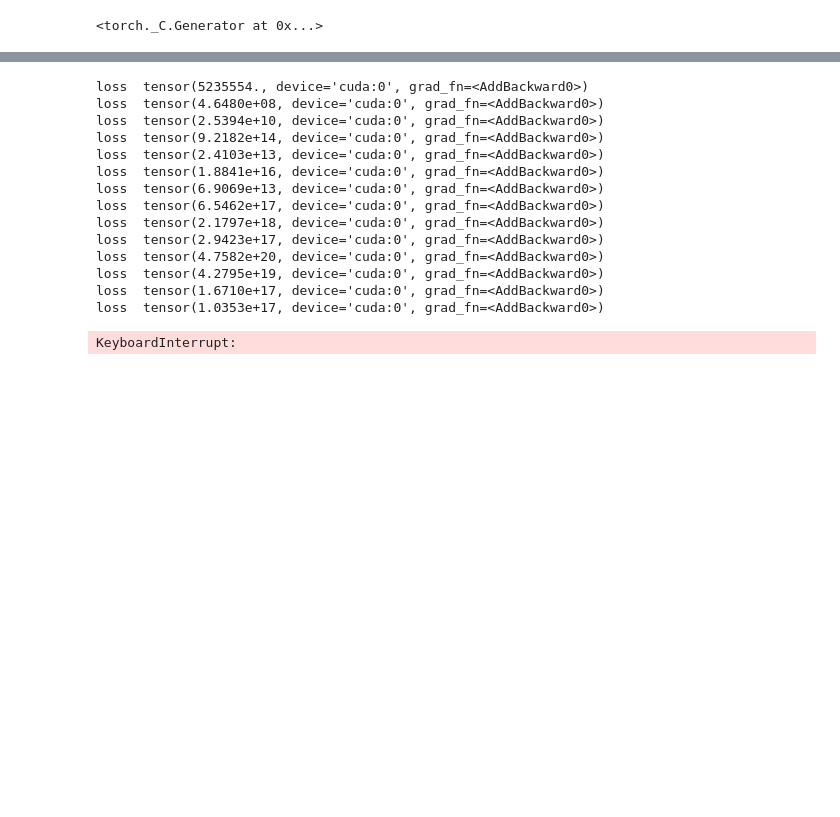
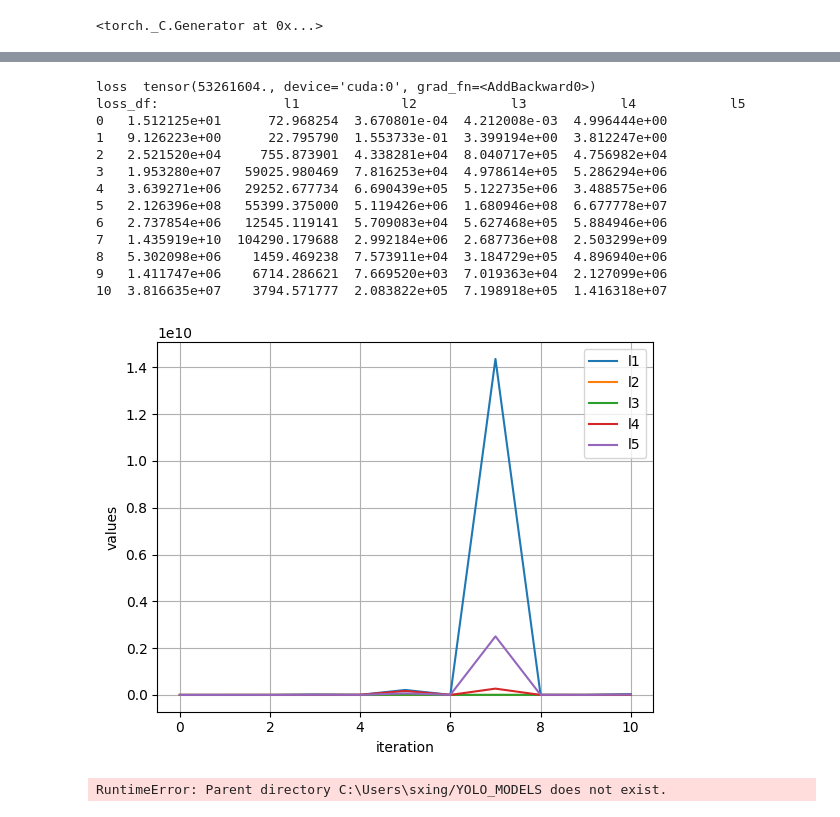
Before and after one commit to ShiboXing/SOTA, a Jupyter notebook: yolo/train_yolo.ipynb, the cells around one changed output, grey strips where cells are left out. Saved outputs shown, nothing was run; the diff lists cells and outputs as text; code cells hidden in the pictures; blank space fills up the shorter version.

```diff
--- a/yolo/train_yolo.ipynb
+++ b/yolo/train_yolo.ipynb
@@ -113,10 +114,13 @@ assert float_eqs(IOU(coords, y_coords6), 0.06 / (0.5*0.5), 5)
 # %%
 from collections import defaultdict as dd
 
-def yolo_loss(res_mat: torch.tensor, label_mat: list, class_mat: list):
+def yolo_loss(res_mat: torch.tensor, label_mat: list, class_mat: list, loss_df: pd.DataFrame):
     """calcalate batch yolo loss, @param res_mat: (batch_size, B*5+C, S, S)"""
-    loss = torch.tensor(0.).to(device=device)
-
+    loss1 = torch.tensor(0.).to(device=device)
+    loss2 = torch.tensor(0.).to(device=device)
+    loss3 = torch.tensor(0.).to(device=device)
+    loss4 = torch.tensor(0.).to(device=device)
+    loss5 = torch.tensor(0.).to(device=device)
     # calculate loss for every bounding box in every cell
     for b, batch in enumerate(res_mat):
         # assign labels bbox to cell indices
@@ -140,78 +144,85 @@ def yolo_loss(res_mat: torch.tensor, label_mat: list, class_mat: list):
                         for k in range(0, B*5, 5):
                             x_, y_, w_, h_, c_ = cell[k:k+5]
                             w_, h_ = torch.max(torch.tensor(0.), w_), torch.max(torch.tensor(0.), h_)
-                            loss += lamba_coord * ((x-x_) ** 2 + (y-y_) ** 2) # yolo loss term 1
-                            loss += lamba_coord * ((w ** 0.5 - w_ ** 0.5)**2 + (h ** 0.5 - h_ ** 0.5)**2) # yolo loss term 2
-                            loss += (IOU((x, y, w, h), (x_, y_, w_, h_)) - c_) ** 2 # yolo loss term 3
+                            loss1 += lamba_coord * ((x-x_) ** 2 + (y-y_) ** 2) # yolo loss term 1
+                            loss2 += lamba_coord * ((w ** 0.5 - w_ ** 0.5)**2 + (h ** 0.5 - h_ ** 0.5)**2) # yolo loss term 2
+                            loss3 += (IOU((x, y, w, h), (x_, y_, w_, h_)) - c_) ** 2 # yolo loss term 3
                         yprobs[label_class[x, y, w, h]] = 1.
-                    loss += ((yprobs - cell[-C:]) ** 2).sum() # yolo loss term 5
+                    loss5 += ((yprobs - cell[-C:]) ** 2).sum() # yolo loss term 5
                 else:
                     for k in range(4, B*5, 5):
                         _c = cell[k]
-                        loss += _c ** 2 * lamba_noobj
+                        loss4 += _c ** 2 * lamba_noobj # yolo loss term 4
 
-
-
-    return loss
+    loss_df = pd.concat((loss_df, pd.DataFrame([[loss1.item(), loss2.item(), loss3.item(), loss4.item(), loss5.item()]], columns=loss_df.columns)), ignore_index=True)
+    return loss1 + loss2 + loss3 + loss4 + loss5, loss_df
     # print("ret: ", res_mat.shape)
 # %%
 from PIL import Image, ImageDraw
 from sys import modules
-
 import torch.optim as optim
+import matplotlib.pyplot as plt
 
 optimizer = optim.Adam(yolo.parameters())
-
+torch.cuda.empty_cache()
 
 if 'google.colab' in sys.modules:
     save_dir = os.environ["GDRIVE_MOUNT_DIR"]
 else:
     save_dir = os.path.expanduser("~/YOLO_MODELS")
-
+loss_df = pd.DataFrame(columns=["l1", "l2", "l3", "l4", "l5"])
 for _id, sample in enumerate(loader):
 
     # forward-propagate
     batch, labels, classes = sample
     res = yolo(batch.to(device=device))
     # print(res.shape, len(labels[2]), classes[2])
-    loss = yolo_loss(res, labels, classes)
+    loss, loss_df = yolo_loss(res, labels, classes, loss_df)
 
     # back-propagate
     optimizer.zero_grad()
     loss.backward()
     optimizer.step()
 
     # record
     if _id and _id % 10 == 0:
         print("loss ", loss)
-    if _id and _id % 100 == 0:
+        print("loss_df: ", loss_df)
+        for col in loss_df.columns:
+            plt.plot(loss_df[col], label=col)
+        plt.xlabel("iteration")
+        plt.ylabel("values")
+        plt.legend()
+        plt.grid(True)
+        plt.show()
+    if _id and _id % 10 == 0:
         checkpoint = {
             'model': yolo.state_dict(),
             'optimizer': optimizer.state_dict(),
             'iteration': _id,
             'train_loss': loss,
             # 'val_loss': val_loss
         }
-        torch.save(checkpoint, f"{save_dir}/tolov1_{_id}.pth")
+        torch.save(checkpoint, f"{save_dir}/yolov1_{_id}.pth")
     # showing the image with labels
     # res_img = Image.fromarray((batch[0] * 255).permute(1, 2, 0).byte().numpy())
     # draw = ImageDraw.Draw(res_img)
     # for pc in labels[0]:
     #     draw.rectangle((448*pc[0], 448*pc[1], 448*pc[2], 448*pc[3]), outline="red")
     # res_img.show()
 # %% [output]
-loss  tensor(5235554., device='cuda:0', grad_fn=<AddBackward0>)
-loss  tensor(4.6480e+08, device='cuda:0', grad_fn=<AddBackward0>)
-loss  tensor(2.5394e+10, device='cuda:0', grad_fn=<AddBackward0>)
-loss  tensor(9.2182e+14, device='cuda:0', grad_fn=<AddBackward0>)
-loss  tensor(2.4103e+13, device='cuda:0', grad_fn=<AddBackward0>)
-loss  tensor(1.8841e+16, device='cuda:0', grad_fn=<AddBackward0>)
-loss  tensor(6.9069e+13, device='cuda:0', grad_fn=<AddBackward0>)
-loss  tensor(6.5462e+17, device='cuda:0', grad_fn=<AddBackward0>)
-loss  tensor(2.1797e+18, device='cuda:0', grad_fn=<AddBackward0>)
-loss  tensor(2.9423e+17, device='cuda:0', grad_fn=<AddBackward0>)
-loss  tensor(4.7582e+20, device='cuda:0', grad_fn=<AddBackward0>)
-loss  tensor(4.2795e+19, device='cuda:0', grad_fn=<AddBackward0>)
-loss  tensor(1.6710e+17, device='cuda:0', grad_fn=<AddBackward0>)
-loss  tensor(1.0353e+17, device='cuda:0', grad_fn=<AddBackward0>)
+loss  tensor(53261604., device='cuda:0', grad_fn=<AddBackward0>)
+loss_df:                l1             l2            l3            l4            l5
+0   1.512125e+01      72.968254  3.670801e-04  4.212008e-03  4.996444e+00
+1   9.126223e+00      22.795790  1.553733e-01  3.399194e+00  3.812247e+00
+2   2.521520e+04     755.873901  4.338281e+04  8.040717e+05  4.756982e+04
+3   1.953280e+07   59025.980469  7.816253e+04  4.978614e+05  5.286294e+06
+4   3.639271e+06   29252.677734  6.690439e+05  5.122735e+06  3.488575e+06
+5   2.126396e+08   55399.375000  5.119426e+06  1.680946e+08  6.677778e+07
+6   2.737854e+06   12545.119141  5.709083e+04  5.627468e+05  5.884946e+06
+7   1.435919e+10  104290.179688  2.992184e+06  2.687736e+08  2.503299e+09
+8   5.302098e+06    1459.469238  7.573911e+04  3.184729e+05  4.896940e+06
+9   1.411747e+06    6714.286621  7.669520e+03  7.019363e+04  2.127099e+06
+10  3.816635e+07    3794.571777  2.083822e+05  7.198918e+05  1.416318e+07
+[figure, added]
-KeyboardInterrupt:
+RuntimeError: Parent directory C:\Users\sxing/YOLO_MODELS does not exist.
```
Also changed, not shown: parts of 2 cells of this notebook, 1 other file.
